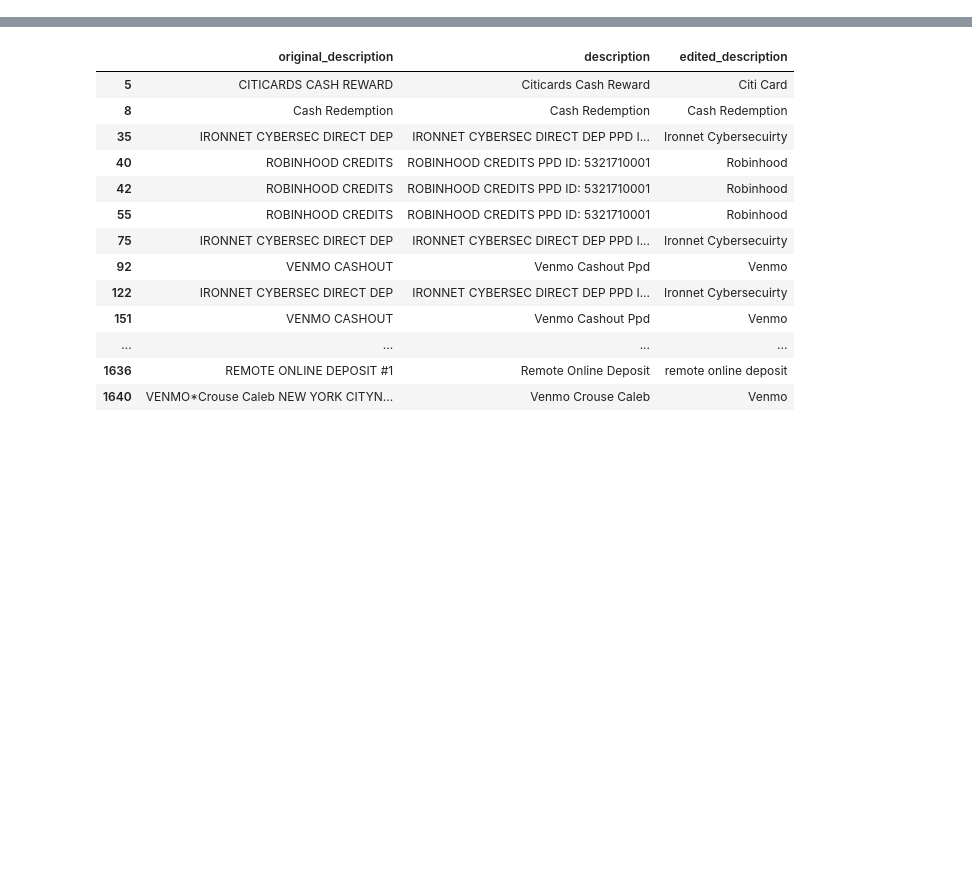
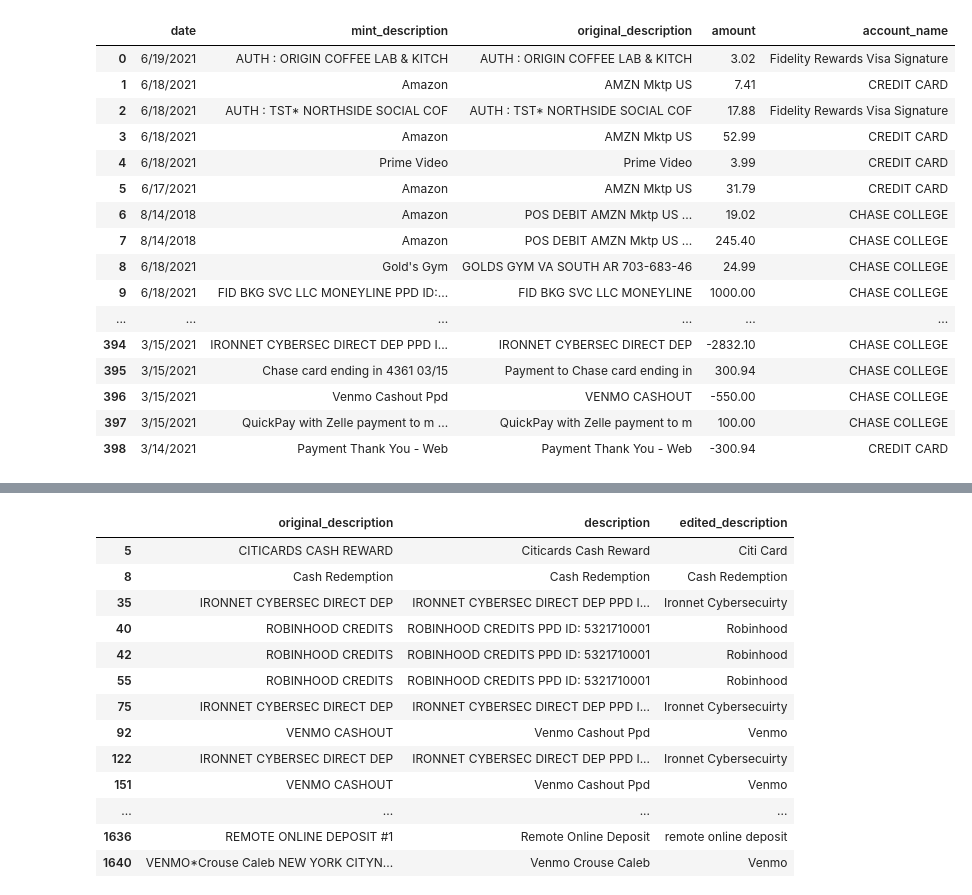
Before and after one commit to calebcrouse3/spending-tracker, a Jupyter notebook: notebook.ipynb, the cells around one changed output, grey strips where cells are left out. Cells and saved outputs as stored; diff of their text form; code cells hidden in the pictures; blank space fills up the shorter version.

```diff
--- a/notebook.ipynb
+++ b/notebook.ipynb
@@ -12,3 +11,65 @@ from IPython.core.display import display, HTML
 display(HTML("<style>.container { width:80% !important; }</style>"))
 
 pd.set_option("display.max_rows", 2000)
+# %%
+trans_key_cols = ["date", "original_description", "amount"]
+
+def to_snake(txt):
+    words = txt.lower().split(" ")
+    return "_".join(words)
+
+
+def get_trans_keys(df):
+    return df[trans_key_cols].drop_duplicates()
+
+
+def get_net_amount(row):
+    if row['transaction_type'] == 'debit':
+        return row['amount']
+    else:
+        return row['amount'] * -1
+
+
+def load_transactions(path):
+    df = pd.read_csv(path)
+    df.columns = [to_snake(col) for col in df.columns]
+    df["amount"] = df.apply(get_net_amount, axis = 1)
+    df.rename(columns = {"description": "mint_description"}, inplace = True)
+    return df.drop(["transaction_type","category","labels","notes"], axis = 1)
+
+
+def get_uncatted_trans():
+    """returns a data frame of transactions without a category"""
+
+    raw_trans = load_transactions("./data/raw/transactions.csv")
+
+    # if catted_trans exist, get difference
+    if "transactions.csv" in os.listdir("./data/categorized/"):
+        catted = load_transactions("./data/categorized/transactions.csv")
+        catted_keys = get_trans_keys(catted)
+        catted_keys.columns = ["catted_" + col for col in catted_keys.columns]
+        join_catted = raw_trans.merge(catted_keys, left_on = trans_key_cols, right_on = catted_keys.columns, how = "left")
+        uncatted_trans = join_catted[catted_keys.columns[0].isna()].drop(catted_keys.columns)
+
+    else:
+        return raw_trans
+# %%
+get_uncatted_trans()
+# %% [output]
+|  | date | mint_description | original_description | amount | account_name |
+| 0 | 6/19/2021 | AUTH : ORIGIN COFFEE LAB & KITCH | AUTH : ORIGIN COFFEE LAB & KITCH | 3.02 | Fidelity Rewards Visa Signature |
+| 1 | 6/18/2021 | Amazon | AMZN Mktp US | 7.41 | CREDIT CARD |
+| 2 | 6/18/2021 | AUTH : TST* NORTHSIDE SOCIAL COF | AUTH : TST* NORTHSIDE SOCIAL COF | 17.88 | Fidelity Rewards Visa Signature |
+| 3 | 6/18/2021 | Amazon | AMZN Mktp US | 52.99 | CREDIT CARD |
+| 4 | 6/18/2021 | Prime Video | Prime Video | 3.99 | CREDIT CARD |
+| 5 | 6/17/2021 | Amazon | AMZN Mktp US | 31.79 | CREDIT CARD |
+| 6 | 8/14/2018 | Amazon | POS DEBIT AMZN Mktp US ... | 19.02 | CHASE COLLEGE |
+| 7 | 8/14/2018 | Amazon | POS DEBIT AMZN Mktp US ... | 245.40 | CHASE COLLEGE |
+| 8 | 6/18/2021 | Gold's Gym | GOLDS GYM VA SOUTH AR 703-683-46 | 24.99 | CHASE COLLEGE |
+| 9 | 6/18/2021 | FID BKG SVC LLC MONEYLINE PPD ID:... | FID BKG SVC LLC MONEYLINE | 1000.00 | CHASE COLLEGE |
+| ... | ... | ... | ... | ... | ... |
+| 394 | 3/15/2021 | IRONNET CYBERSEC DIRECT DEP PPD I... | IRONNET CYBERSEC DIRECT DEP | -2832.10 | CHASE COLLEGE |
+| 395 | 3/15/2021 | Chase card ending in 4361 03/15 | Payment to Chase card ending in | 300.94 | CHASE COLLEGE |
+| 396 | 3/15/2021 | Venmo Cashout Ppd | VENMO CASHOUT | -550.00 | CHASE COLLEGE |
+| 397 | 3/15/2021 | QuickPay with Zelle payment to m ... | QuickPay with Zelle payment to m | 100.00 | CHASE COLLEGE |
+| 398 | 3/14/2021 | Payment Thank You - Web | Payment Thank You - Web | -300.94 | CREDIT CARD |
```
Also changed, not shown: parts of 5 cells of this notebook, 2 other files.
